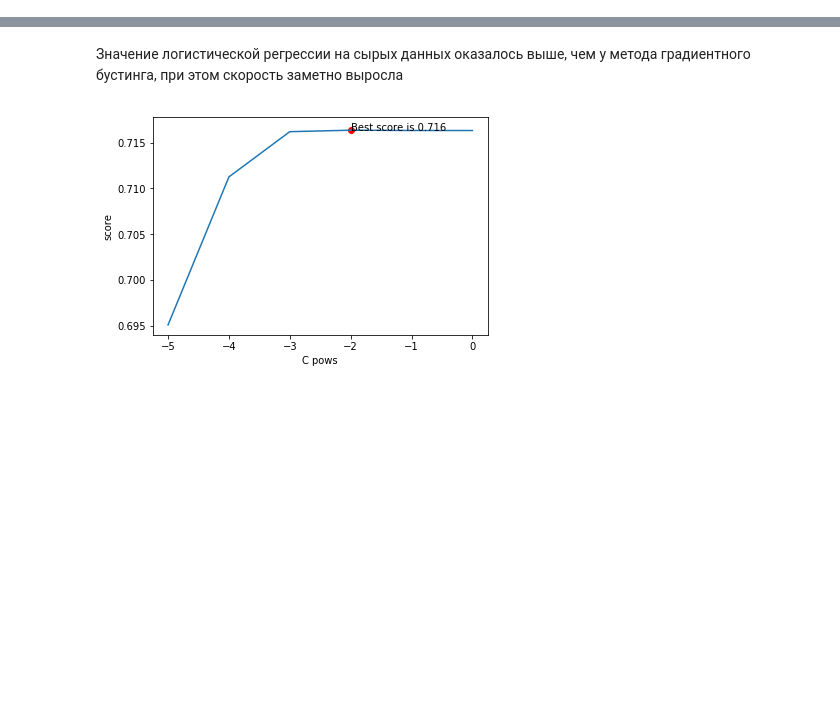
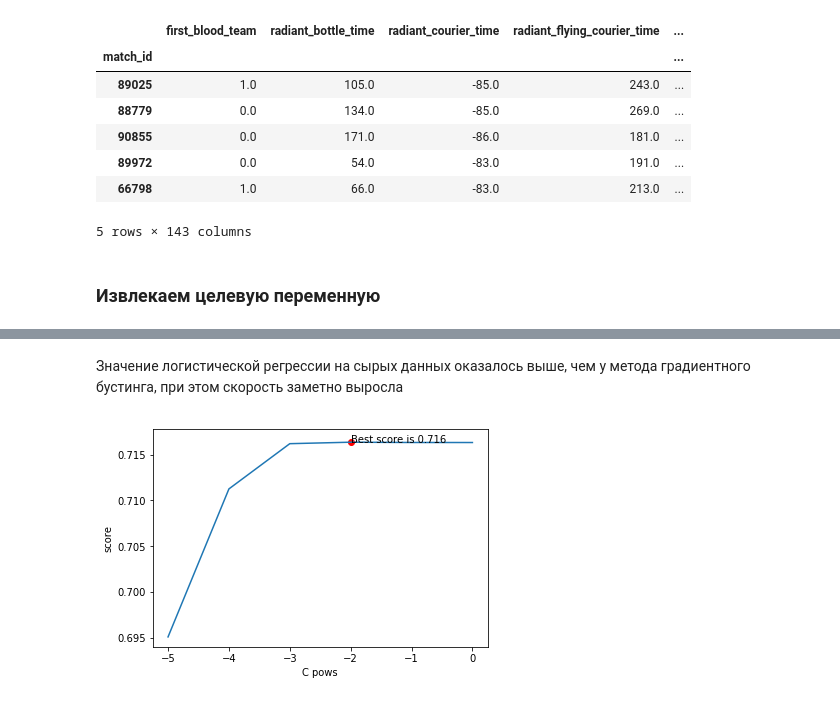
Before and after one commit to teimurjan/intro-to-ml-yandex, a Jupyter notebook: analysis-ru.ipynb, the cells around one changed output, grey strips where cells are left out. Cells and saved outputs as stored; diff of their text form; code cells hidden in the pictures; blank space fills up the shorter version.

```diff
--- a/lr/lr.ipynb
+++ b/analysis-ru.ipynb
@@ -0,0 +38,14 @@
+# %%
+X_train = utils.replace_with_bag_of_words(utils.prepare_data(X_train.fillna(0)))
+X_train.head()
+# %% [output]
+|  | first_blood_team | radiant_bottle_time | radiant_courier_time | radiant_flying_courier_time | ... |
+| match_id |  |  |  |  | ... |
+| 89025 | 1.0 | 105.0 | -85.0 | 243.0 | ... |
+| 88779 | 0.0 | 134.0 | -85.0 | 269.0 | ... |
+| 90855 | 0.0 | 171.0 | -86.0 | 181.0 | ... |
+| 89972 | 0.0 | 54.0 | -83.0 | 191.0 | ... |
+| 66798 | 1.0 | 66.0 | -83.0 | 213.0 | ... |
+5 rows × 143 columns
+# %% [markdown]
+### Извлекаем целевую переменную
```
Also changed, not shown: parts of 15 cells of this notebook, 7 other files.
